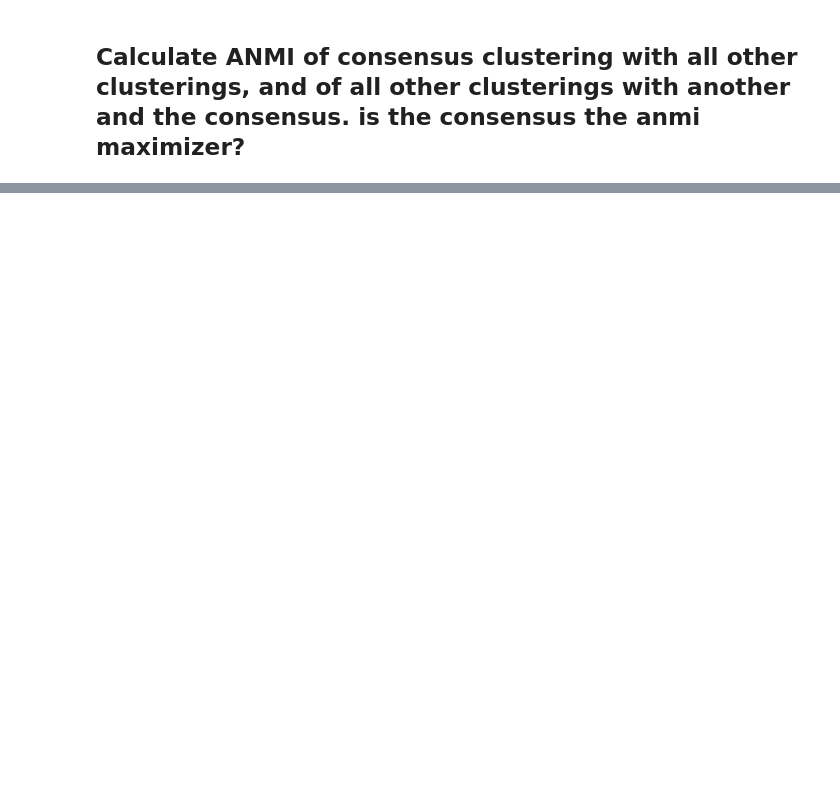
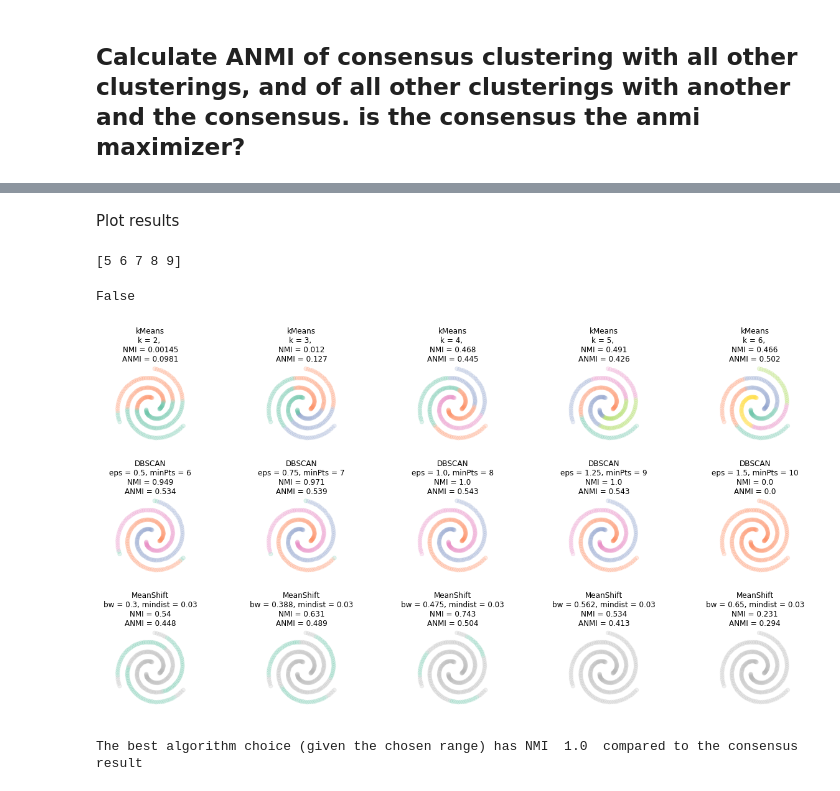
Before and after one commit to clustertoolsgroup/consensus_clustering, a Jupyter notebook: Results_algorithm_search.ipynb, the cells around one changed output, grey strips where cells are left out. Drawn from its saved outputs; the diff is of its cells as text; code cells hidden in the pictures; blank space fills up the shorter version.

```diff
--- a/Results_algorithm_search.ipynb
+++ b/Results_algorithm_search.ipynb
@@ -82,8 +82,8 @@ for i, (eps, minPts) in enumerate(zip(eps_array, minPts_array)):
 
 # Fit some KMeans objects
 num_clusters_start = 2
-num_clusters_array = np.arange(num_clusters_start, num_clusters_start + num_objects)
-for i, k in enumerate(num_clusters_array):
+k_arr = np.arange(num_clusters_start, num_clusters_start + num_objects)
+for i, k in enumerate(k_arr):
     kmeans_obj = cl_dist.KMeans(data, k=k, verbose=False)
     kmeans_obj.fit()
     kmeans_objects[i] = kmeans_obj
@@ -198,0 +147,50 @@ entry of anmi maximum:  7  and the anmi of that clustering with the rest:  0.548
+# %% [markdown]
+Plot results
+# %%
+print(np.arange(0, 5) + 5)
+10 in np.arange(0, 5) + 5
+# %% [output]
+[5 6 7 8 9]
+False
+# %%
+# Put labels in right order in to the labels array
+labels = []
+nmi_arr = np.zeros(num_objects2)
+for i, obj in enumerate(clusterings):
+    nmi_arr[i] = consensus_obj.nmi_with_me(consensus_obj._noise_to_zero(obj).cluster_labels)
+    #print(obj.cluster_labels)
+    labels.append(consensus_obj._noise_to_zero(obj).cluster_labels)
+
+# Init plotting arrangement
+num_plots = num_objects2
+num_subplts_per_row = 5
+num_rows = num_plots // num_subplts_per_row
+num_cols = min(num_subplts_per_row, num_plots)
+f, axarr = plt.subplots(num_rows,num_cols, figsize=(17, 3*num_rows))
+
+# Plot labels
+for i, ax in enumerate(axarr.flat):
+    cur_x = i % num_subplts_per_row
+    cur_y = i // num_subplts_per_row #-1
+    ax.set_aspect('equal')
+    ax.scatter(data[:, 0], data[:, 1], s=40, c=plt.cm.Set2(labels[i]), alpha=0.2)
+    ax.axis('off')
+    #if i < num_subplts_per_row :
+    if cur_y == 0:
+        #ax.set_title('KMeans, k = {:}\nNMI = {:.3}'.format(num_clusters_array[i],nmi_array[i]))
+        ax.set_title('kMeans\nk = {:}, \nNMI = {:.3}\nANMI = {:.3}'.format(k_arr[i], nmi_arr[i], anmi_vector[i]))
+    elif cur_y == 1:
+        #ax.set_title('DBSCAN\neps = {:}, minPts = {:}\nNMI = {:.3}'.format(eps_array[i-num_subplts_per_row], minPts_array[i-num_subplts_per_row],nmi_array[i]))
+        ax.set_title('DBSCAN\neps = {:.3}, minPts = {:}\nNMI = {:.3}\nANMI = {:.3}'.format(eps_array[cur_x], minPts_array[cur_x], nmi_arr[i], anmi_vector[i]))
+    elif cur_y == 2:
+        #ax.set_title('MeanShift\nbandw = {:.2}, mindist = {:}\nNMI = {:.3}'.format(bandwidthms_array[i-3*num_subplts_per_row], mindist,nmi_array[i]))
+        ax.set_title('MeanShift\nbw = {:.3}, mindist = {:}\nNMI = {:.3}\nANMI = {:.3}'.format(bandwidthms_array[cur_x], mindist, nmi_arr[i], anmi_vector[i]))
+plt.tight_layout()
+plt.savefig('img/spiral_alg_search.pdf', transparent = True)
+plt.show()
+# %% [output]
+[figure, added]
+# %%
+print("The best algorithm choice (given the chosen range) has NMI ", np.max(nmi_arr), " compared to the consensus result")
+# %% [output]
+The best algorithm choice (given the chosen range) has NMI  1.0  compared to the consensus result
```
Also changed, not shown: parts of 6 cells of this notebook, 9 other files.
